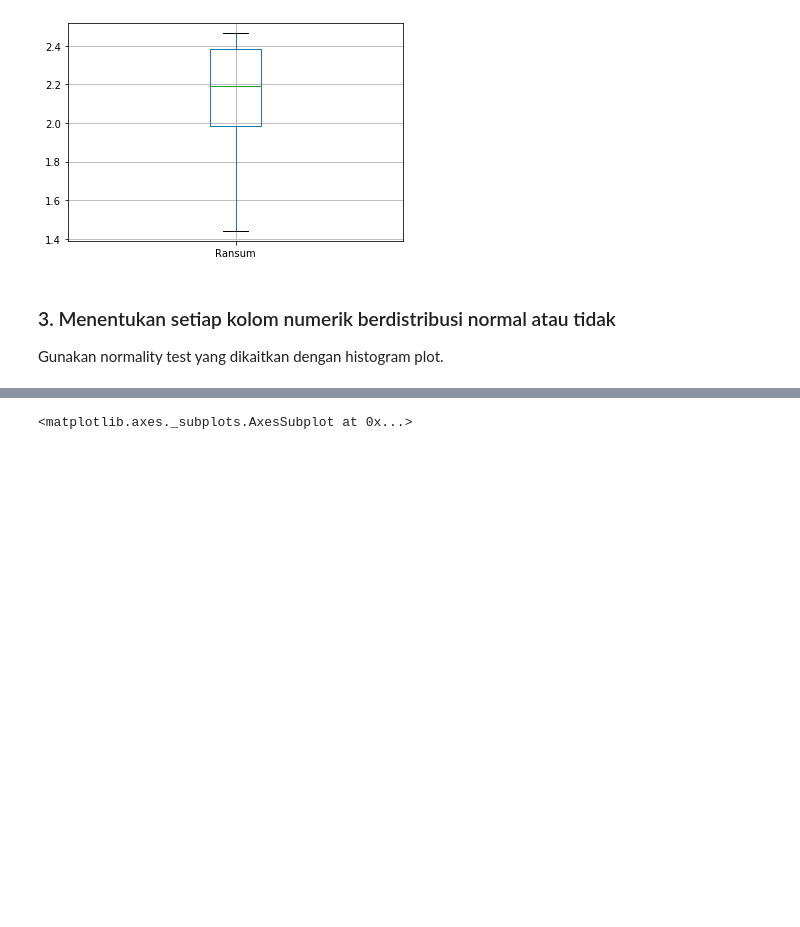
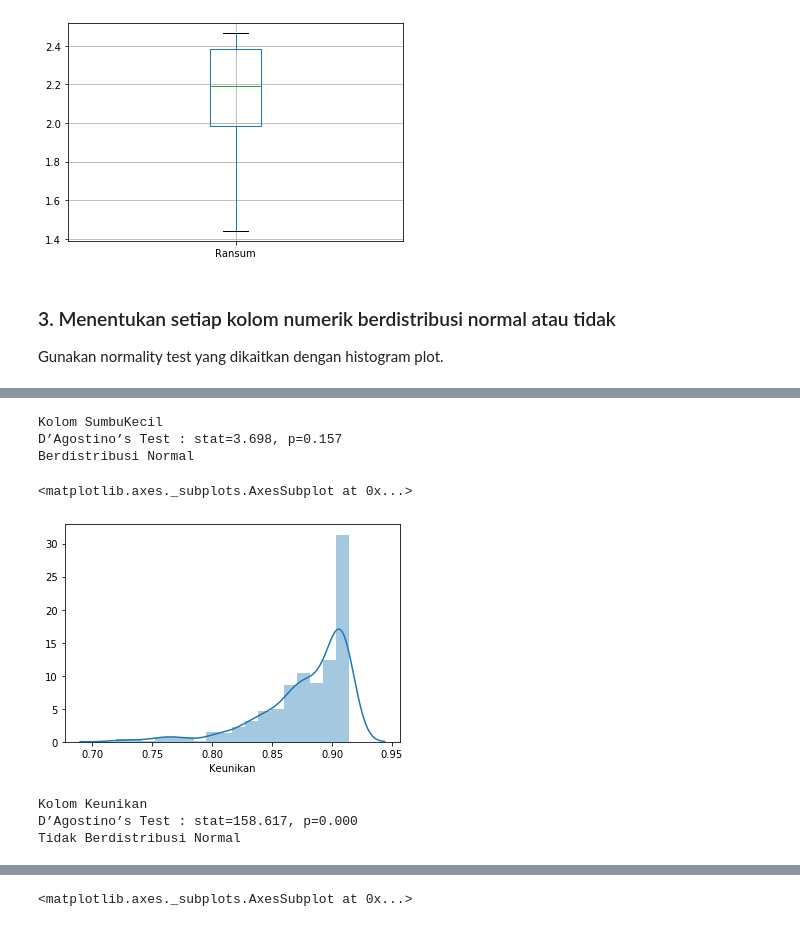
Before and after one commit to Lock1/IF2220-Probstat, a Jupyter notebook: TubesProbstat.ipynb, the cells around one changed output, grey strips where cells are left out. Cells and saved outputs as stored; diff of their text form; code cells hidden in the pictures; blank space fills up the shorter version.

```diff
--- a/TubesProbstat.ipynb
+++ b/TubesProbstat.ipynb
@@ -271,0 +332,29 @@ Gunakan normality test yang dikaitkan dengan histogram plot.
+# %%
+print("Kolom SumbuKecil")
+stat, p = normaltest(dataset["SumbuKecil"])
+print("D’Agostino’s Test : stat=%.3f, p=%.3f" % (stat, p))
+if(p > 0.05):
+    print("Berdistribusi Normal")
+else:
+    print("Tidak Berdistribusi Normal")
+# %% [output]
+Kolom SumbuKecil
+D’Agostino’s Test : stat=3.698, p=0.157
+Berdistribusi Normal
+# %%
+sns.distplot(dataset["Keunikan"])
+# %% [output]
+<matplotlib.axes._subplots.AxesSubplot at 0x...>
+[figure, added]
+# %%
+print("Kolom Keunikan")
+stat, p = normaltest(dataset["Keunikan"])
+print("D’Agostino’s Test : stat=%.3f, p=%.3f" % (stat, p))
+if(p > 0.05):
+    print("Berdistribusi Normal")
+else:
+    print("Tidak Berdistribusi Normal")
+# %% [output]
+Kolom Keunikan
+D’Agostino’s Test : stat=158.617, p=0.000
+Tidak Berdistribusi Normal
```
Also changed, not shown: parts of 41 cells of this notebook.
